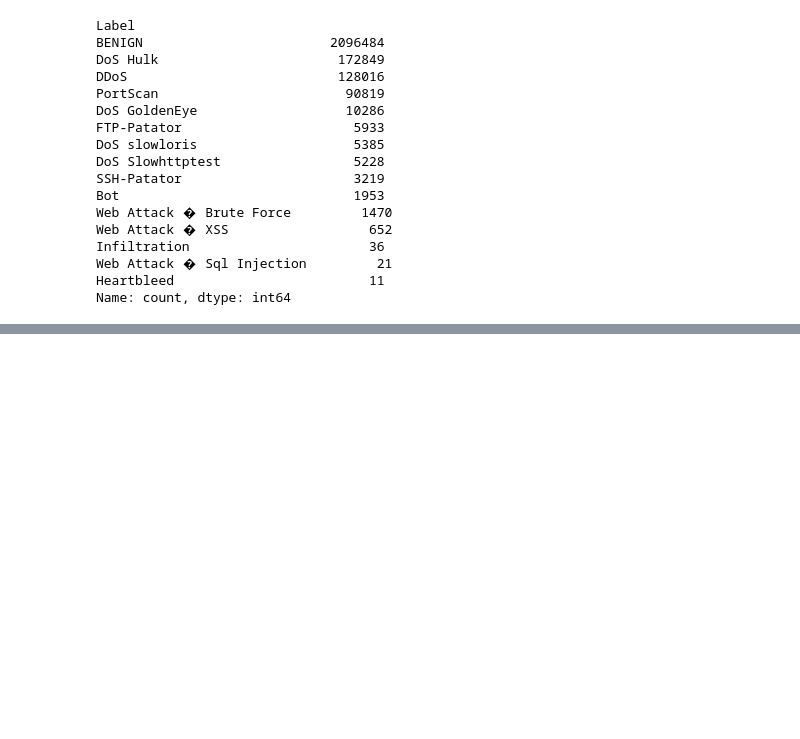
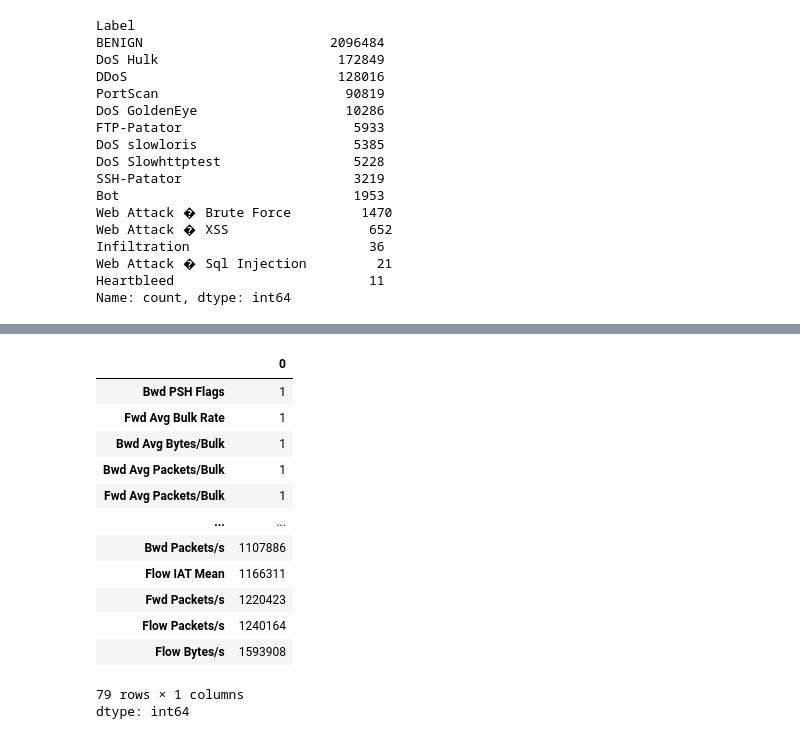
Before and after one commit to rajabhi906856-arch/ml-project, a Jupyter notebook: network_intrusion_detection_system.ipynb, the cells around one changed output, grey strips where cells are left out. Drawn from its saved outputs; the diff is of its cells as text; code cells hidden in the pictures; blank space fills up the shorter version.

```diff
--- a/network_intrusion_detection_system.ipynb
+++ b/network_intrusion_detection_system.ipynb
@@ -461,0 +474,17 @@ Name: count, dtype: int64
+# %%
+df.nunique().sort_values()
+# %% [output]
+|  | 0 |
+| Bwd PSH Flags | 1 |
+| Fwd Avg Bulk Rate | 1 |
+| Bwd Avg Bytes/Bulk | 1 |
+| Bwd Avg Packets/Bulk | 1 |
+| Fwd Avg Packets/Bulk | 1 |
+| ... | ... |
+| Bwd Packets/s | 1107886 |
+| Flow IAT Mean | 1166311 |
+| Fwd Packets/s | 1220423 |
+| Flow Packets/s | 1240164 |
+| Flow Bytes/s | 1593908 |
+79 rows × 1 columns
+dtype: int64
```
Also changed, not shown: parts of 7 cells of this notebook.
